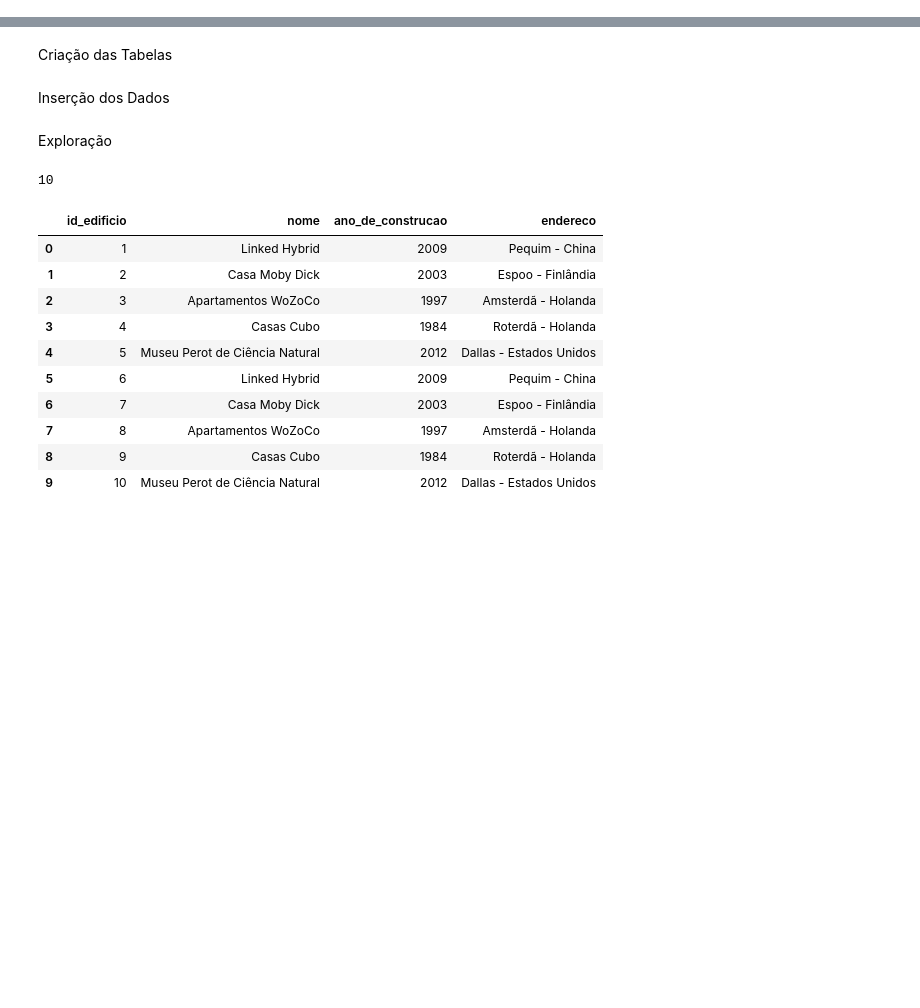
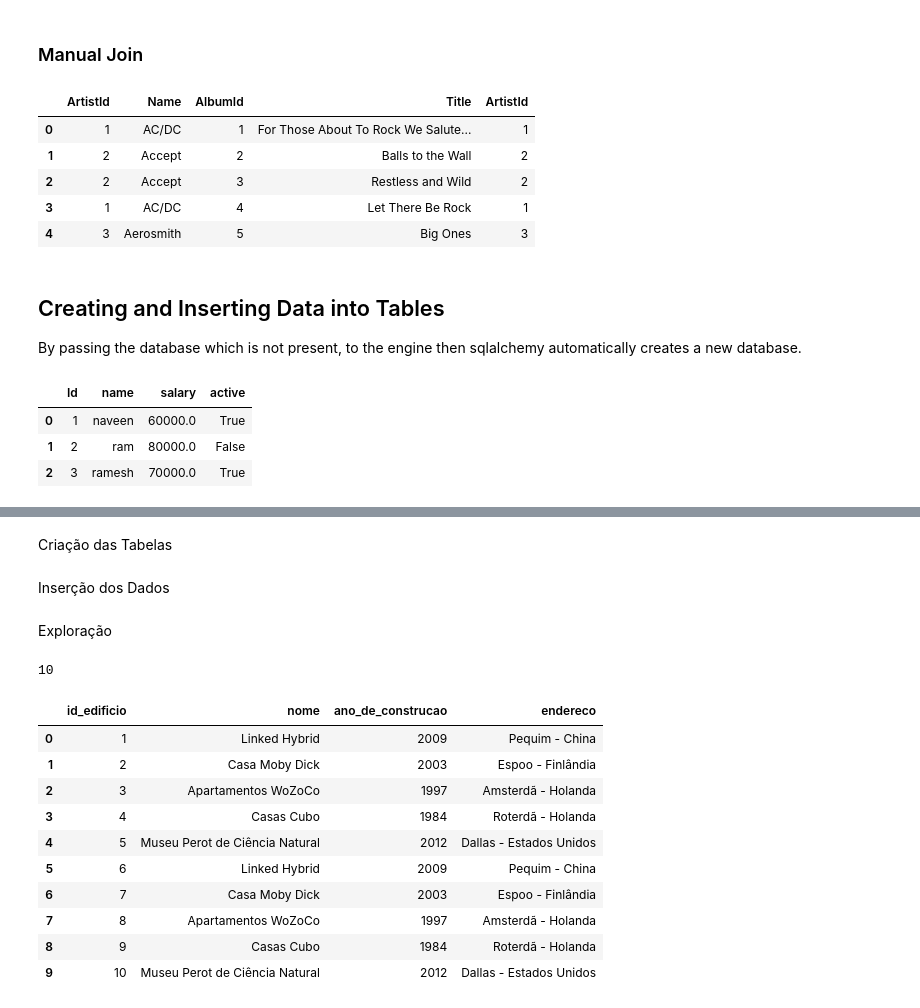
Before and after one commit to rsouza/Databases_Course, a Jupyter notebook: Notebooks/4_SQLAlchemy.ipynb, the cells around one changed output, grey strips where cells are left out. Cells and saved outputs as stored; diff of their text form; code cells hidden in the pictures; blank space fills up the shorter version.

Commit message:
adding SQLAlchemy Notebook

```diff
--- a/Notebooks/4_SQLAlchemy.ipynb
+++ b/Notebooks/4_SQLAlchemy.ipynb
@@ -24,0 +43,5 @@ def connect_db():
+# %%
+engine = sqlalchemy.create_engine('sqlite:///../SampleDBs/chinook.sqlite')
+connection = engine.connect()
+metadata = sqlalchemy.MetaData()
+albums = sqlalchemy.Table('albums', metadata, autoload=True, autoload_with=engine)
@@ -24,0 +192,3 @@ def connect_db():
+# %%
+artists = sqlalchemy.Table('artists', metadata, autoload=True, autoload_with=engine)
+albums = sqlalchemy.Table('albums', metadata, autoload=True, autoload_with=engine)
@@ -24,0 +210,20 @@ def connect_db():
+# %% [markdown]
+### Manual Join
+# %%
+query = sqlalchemy.select([artists, albums])
+query = query.select_from(artists.join(albums, artists.columns.ArtistId == albums.columns.ArtistId))
+results = connection.execute(query).fetchall()
+df = pd.DataFrame(results)
+df.columns = results[0].keys()
+df.head(5)
+# %% [output]
+|  | ArtistId | Name | AlbumId | Title | ArtistId |
+| 0 | 1 | AC/DC | 1 | For Those About To Rock We Salute... | 1 |
+| 1 | 2 | Accept | 2 | Balls to the Wall | 2 |
+| 2 | 2 | Accept | 3 | Restless and Wild | 2 |
+| 3 | 1 | AC/DC | 4 | Let There Be Rock | 1 |
+| 4 | 3 | Aerosmith | 5 | Big Ones | 3 |
+# %% [markdown]
+## Creating and Inserting Data into Tables
+
+By passing the database which is not present, to the engine then sqlalchemy automatically creates a new database.
@@ -24,0 +255,10 @@ def connect_db():
+# %%
+results = connection.execute(sqlalchemy.select([emp])).fetchall()
+df = pd.DataFrame(results)
+df.columns = results[0].keys()
+df.head(4)
+# %% [output]
+|  | Id | name | salary | active |
+| 0 | 1 | naveen | 60000.0 | True |
+| 1 | 2 | ram | 80000.0 | False |
+| 2 | 3 | ramesh | 70000.0 | True |
```
Also changed, not shown: parts of 46 cells of this notebook.
